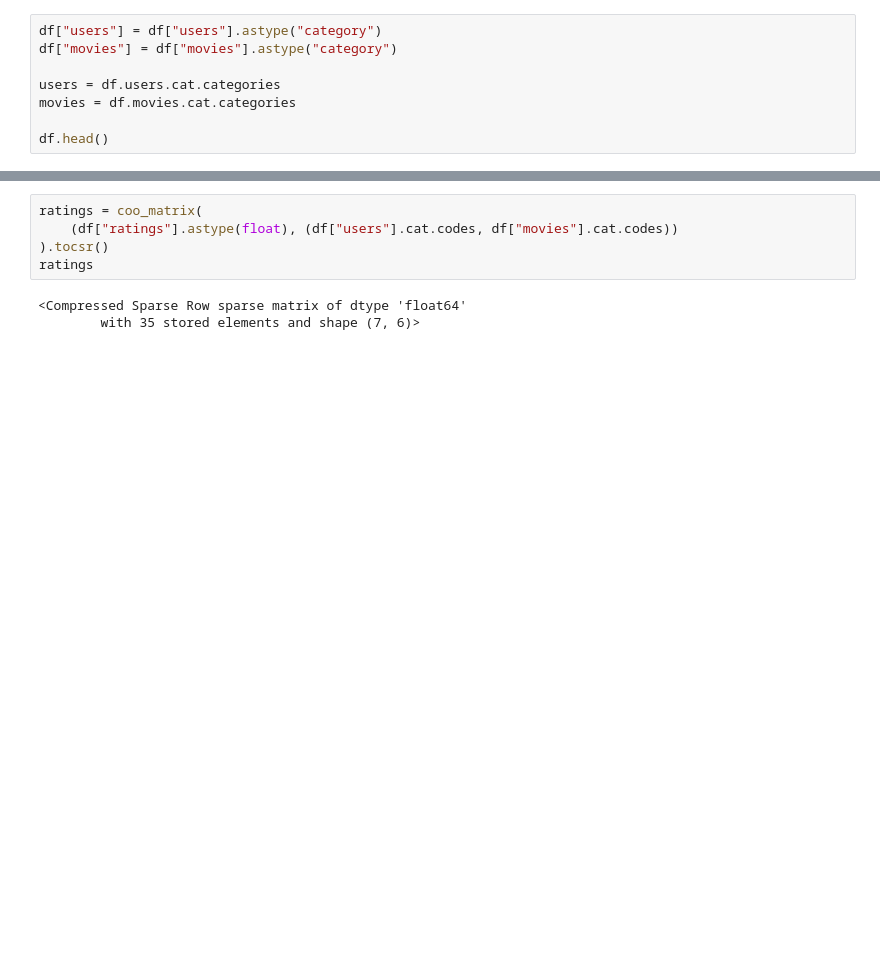
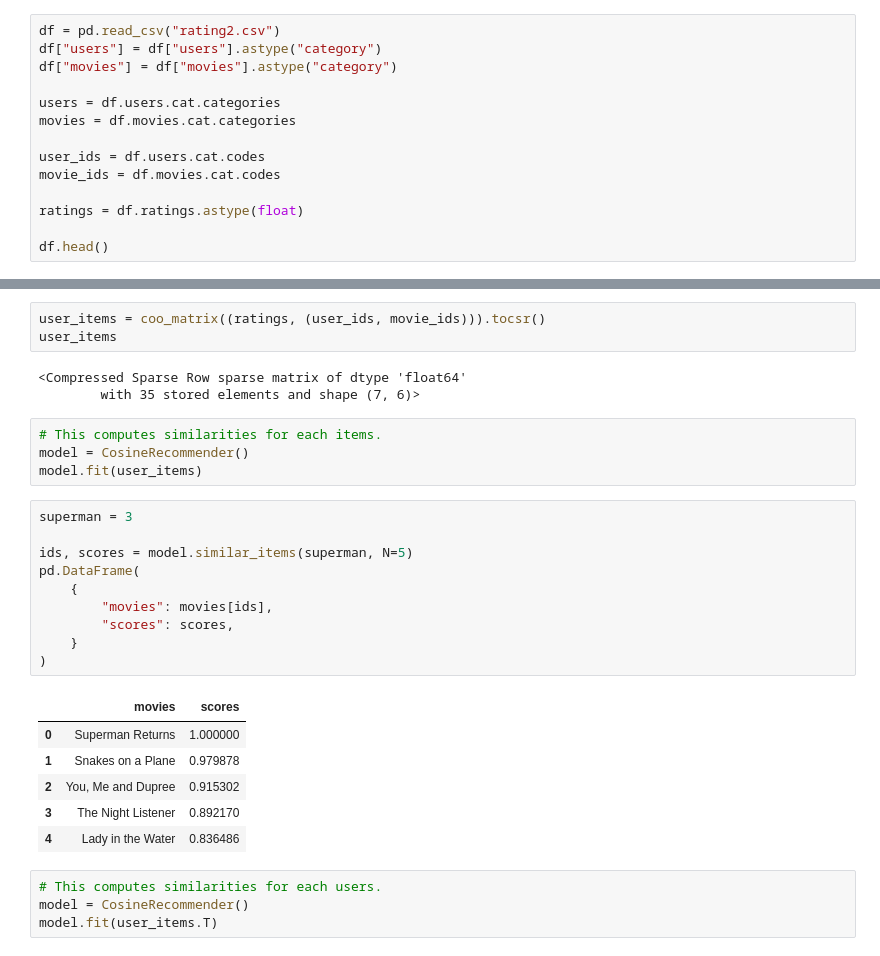
Before and after one commit to alextanhongpin/recommender-learn, a Jupyter notebook: 04_implicit.ipynb, the cells around one changed output, grey strips where cells are left out. Saved outputs shown, nothing was run; the diff lists cells and outputs as text; blank space fills up the shorter version.

```diff
--- a/04_implicit.ipynb
+++ b/04_implicit.ipynb
@@ -88,10 +96,16 @@ sorted(list(scores), key=lambda x: x[0], reverse=True)
 # %%
+df = pd.read_csv("rating2.csv")
 df["users"] = df["users"].astype("category")
 df["movies"] = df["movies"].astype("category")
 
 users = df.users.cat.categories
 movies = df.movies.cat.categories
 
+user_ids = df.users.cat.codes
+movie_ids = df.movies.cat.codes
+
+ratings = df.ratings.astype(float)
+
 df.head()
 # %% [output]
 |  | users | movies | ratings |
@@ -103,8 +138,31 @@ df.head()
 # %%
-ratings = coo_matrix(
-    (df["ratings"].astype(float), (df["users"].cat.codes, df["movies"].cat.codes))
-).tocsr()
-ratings
+user_items = coo_matrix((ratings, (user_ids, movie_ids))).tocsr()
+user_items
 # %% [output]
 <Compressed Sparse Row sparse matrix of dtype 'float64'
         with 35 stored elements and shape (7, 6)>
+# %%
+# This computes similarities for each items.
+model = CosineRecommender()
+model.fit(user_items)
+# %%
+superman = 3
+
+ids, scores = model.similar_items(superman, N=5)
+pd.DataFrame(
+    {
+        "movies": movies[ids],
+        "scores": scores,
+    }
+)
+# %% [output]
+|  | movies | scores |
+| 0 | Superman Returns | 1.000000 |
+| 1 | Snakes on a Plane | 0.979878 |
+| 2 | You, Me and Dupree | 0.915302 |
+| 3 | The Night Listener | 0.892170 |
+| 4 | Lady in the Water | 0.836486 |
+# %%
+# This computes similarities for each users.
+model = CosineRecommender()
+model.fit(user_items.T)
```
Also changed, not shown: parts of 36 cells of this notebook, 20 other files.
